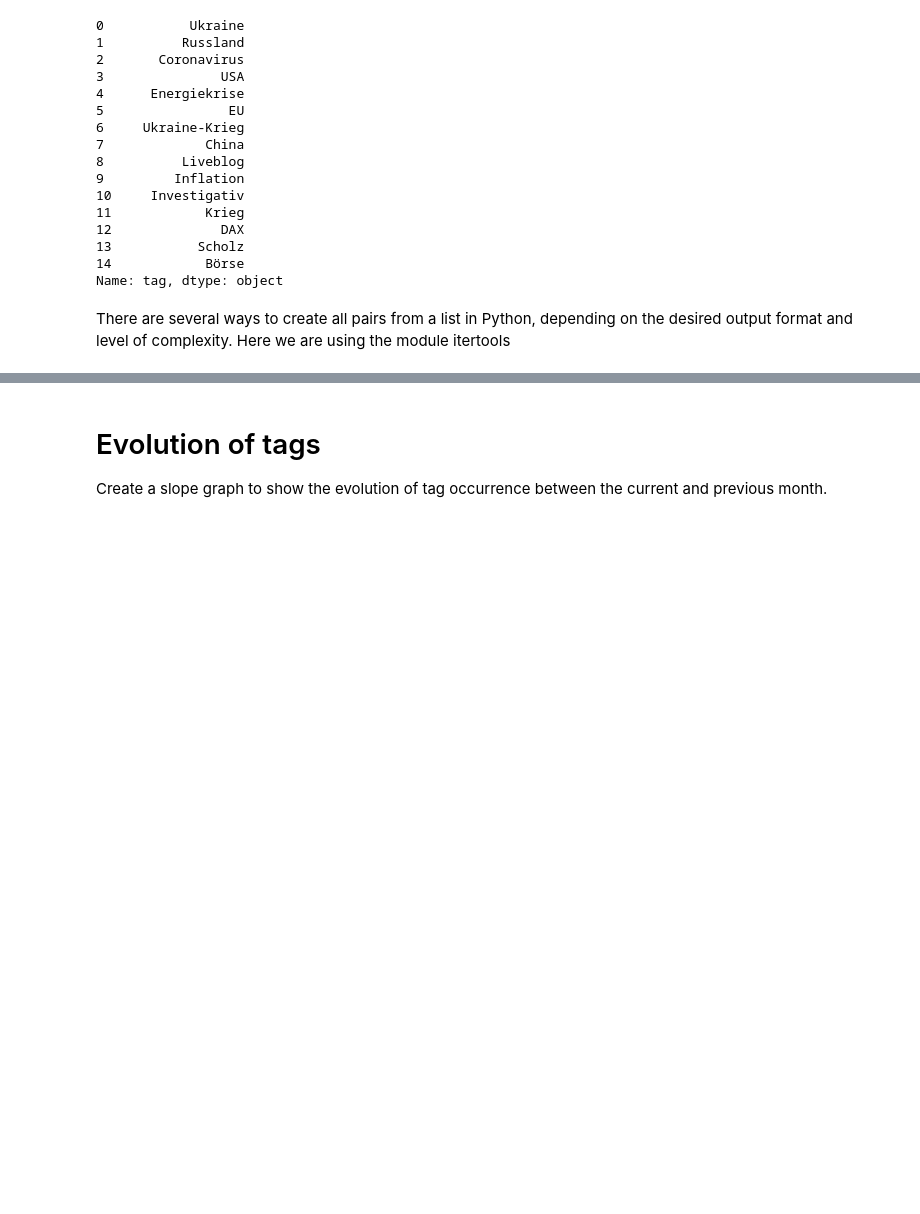
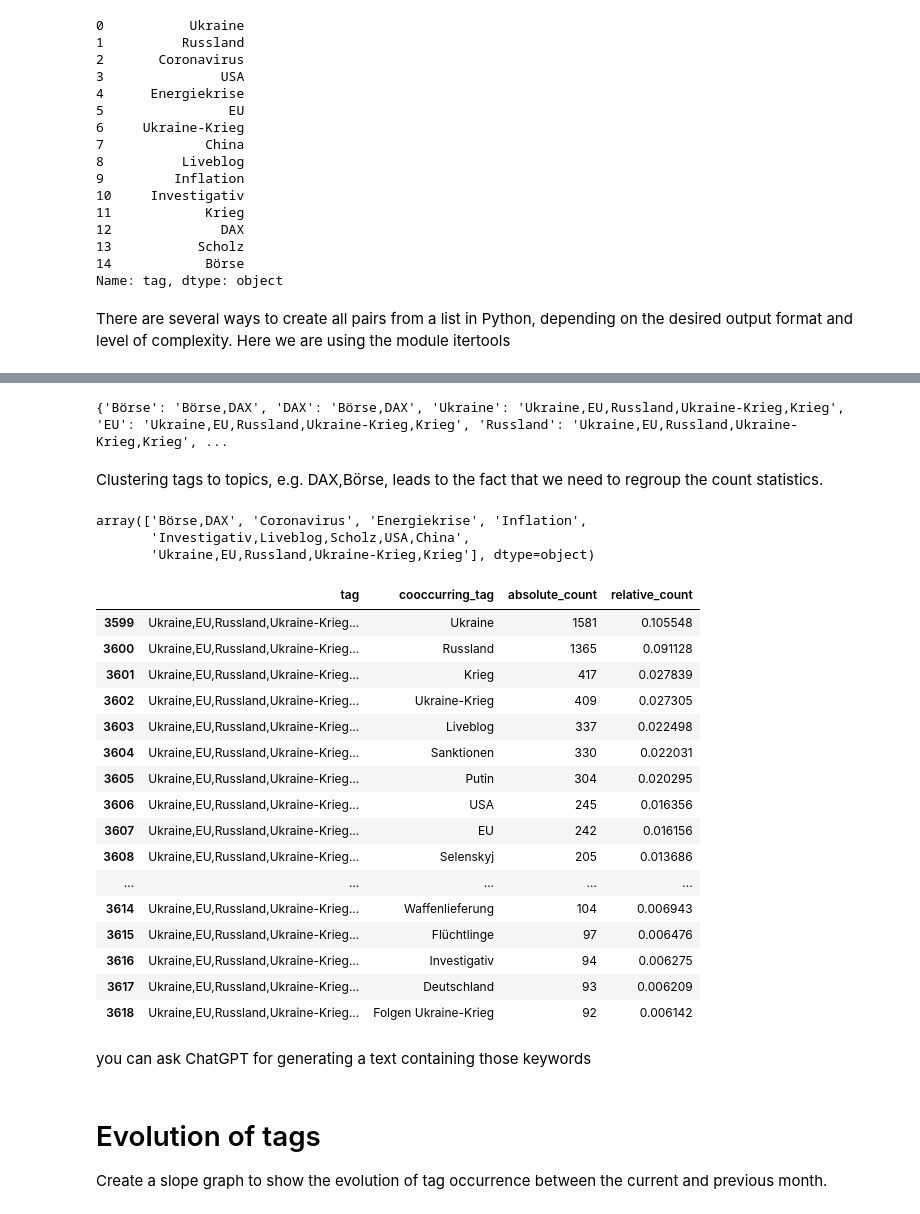
Before and after one commit to TheFerry10/financial-scraping, a Jupyter notebook: 02-news-tags-EDA-advanced.ipynb, the cells around one changed output, grey strips where cells are left out. Saved outputs shown, nothing was run; the diff lists cells and outputs as text; code cells hidden in the pictures; blank space fills up the shorter version.

```diff
--- a/02-news-tags-EDA-advanced.ipynb
+++ b/02-news-tags-EDA-advanced.ipynb
@@ -299,0 +407,6 @@ df_topics
+# %%
+aggregated_topic_sets = union_sets(pairs)
+tags_in_aggregated_topics = reduce(set.union, union_sets(aggregated_topic_sets))
+aggregated_topics = {','.join(list(item)) for item in union_sets(pairs)}
+independent_topics = set(topics).difference(tags_in_aggregated_topics)
+topics = independent_topics.union(aggregated_topics)
@@ -300,3 +422,48 @@ df_topics
+# %%
+replace_dict = {}
+for replace_by in aggregated_topics:
+    replace_dict.update({to_replace: replace_by for to_replace in replace_by.split(',')})
+# %%
+print(replace_dict)
+# %% [output]
+{'Börse': 'Börse,DAX', 'DAX': 'Börse,DAX', 'Ukraine': 'Ukraine,EU,Russland,Ukraine-Krieg,Krieg', 'EU': 'Ukraine,EU,Russland,Ukraine-Krieg,Krieg', 'Russland': 'Ukraine,EU,Russland,Ukraine-Krieg,Krieg', ...
+# %%
+cooccurring_tag_counts_matrix['tag'] = cooccurring_tag_counts_matrix['tag'].replace(replace_dict)
+# %% [markdown]
+Clustering tags to topics, e.g. DAX,Börse, leads to the fact that we need to regroup the count statistics.
+# %%
+cooccurring_agg_tag_counts_matrix = cooccurring_tag_counts_matrix.groupby(['tag','cooccurring_tag']).agg({'absolute_count': 'sum'}).reset_index()
+cooccurring_agg_tag_counts_matrix['relative_count'] = cooccurring_agg_tag_counts_matrix.groupby('tag')['absolute_count'].transform(lambda x: x / x.sum())
+cooccurring_agg_tag_counts_matrix = cooccurring_agg_tag_counts_matrix.sort_values(['tag', 'absolute_count'], ascending=[True, False]).reset_index(drop=True)
+# %%
+# topics
+cooccurring_agg_tag_counts_matrix['tag'].unique()
+# %% [output]
+array(['Börse,DAX', 'Coronavirus', 'Energiekrise', 'Inflation',
+       'Investigativ,Liveblog,Scholz,USA,China',
+       'Ukraine,EU,Russland,Ukraine-Krieg,Krieg'], dtype=object)
+# %%
+cooccurring_agg_tag_counts_matrix[cooccurring_agg_tag_counts_matrix['tag'] == 'Ukraine,EU,Russland,Ukraine-Krieg,Krieg'].head(20)
+# %% [output]
+|  | tag | cooccurring_tag | absolute_count | relative_count |
+| 3599 | Ukraine,EU,Russland,Ukraine-Krieg... | Ukraine | 1581 | 0.105548 |
+| 3600 | Ukraine,EU,Russland,Ukraine-Krieg... | Russland | 1365 | 0.091128 |
+| 3601 | Ukraine,EU,Russland,Ukraine-Krieg... | Krieg | 417 | 0.027839 |
+| 3602 | Ukraine,EU,Russland,Ukraine-Krieg... | Ukraine-Krieg | 409 | 0.027305 |
+| 3603 | Ukraine,EU,Russland,Ukraine-Krieg... | Liveblog | 337 | 0.022498 |
+| 3604 | Ukraine,EU,Russland,Ukraine-Krieg... | Sanktionen | 330 | 0.022031 |
+| 3605 | Ukraine,EU,Russland,Ukraine-Krieg... | Putin | 304 | 0.020295 |
+| 3606 | Ukraine,EU,Russland,Ukraine-Krieg... | USA | 245 | 0.016356 |
+| 3607 | Ukraine,EU,Russland,Ukraine-Krieg... | EU | 242 | 0.016156 |
+| 3608 | Ukraine,EU,Russland,Ukraine-Krieg... | Selenskyj | 205 | 0.013686 |
+| ... | ... | ... | ... | ... |
+| 3614 | Ukraine,EU,Russland,Ukraine-Krieg... | Waffenlieferung | 104 | 0.006943 |
+| 3615 | Ukraine,EU,Russland,Ukraine-Krieg... | Flüchtlinge | 97 | 0.006476 |
+| 3616 | Ukraine,EU,Russland,Ukraine-Krieg... | Investigativ | 94 | 0.006275 |
+| 3617 | Ukraine,EU,Russland,Ukraine-Krieg... | Deutschland | 93 | 0.006209 |
+| 3618 | Ukraine,EU,Russland,Ukraine-Krieg... | Folgen Ukraine-Krieg | 92 | 0.006142 |
+# %% [markdown]
+you can ask ChatGPT for generating a text containing those keywords
 # %% [markdown]
 # Evolution of tags
 Create a slope graph to show the evolution of tag occurrence between the current and previous month.
```
Also changed, not shown: parts of 33 cells of this notebook.
